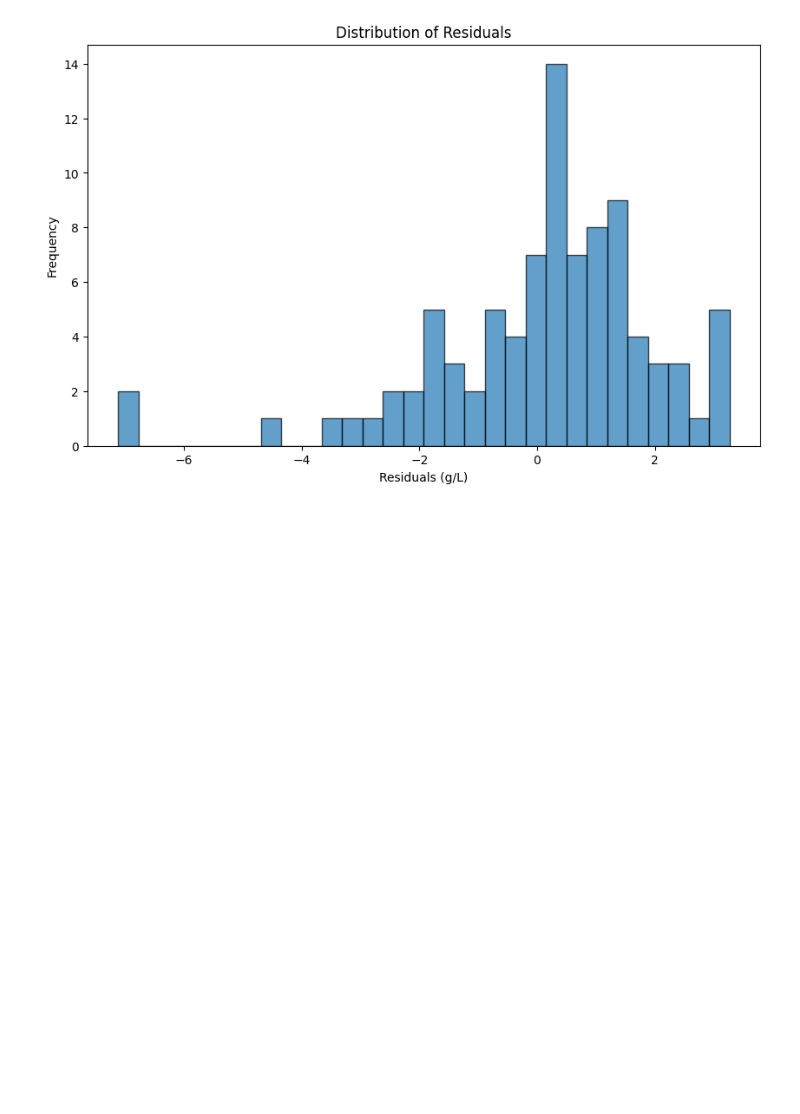
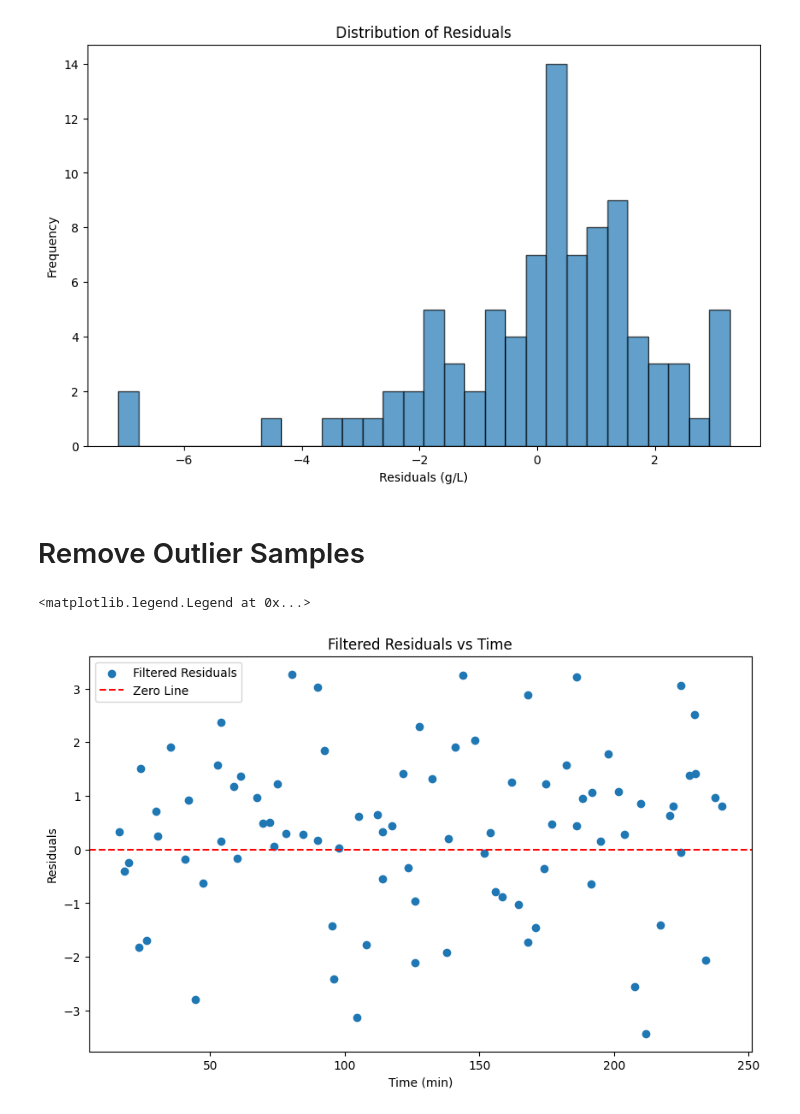
Before and after one commit to kesler20/phd_notebooks, a Jupyter notebook: 2025/07/assimulo template agnostic LHS fit.ipynb, the cells around one changed output. Drawn from its saved outputs; the diff is of its cells as text; code cells hidden in the pictures; blank space fills up the shorter version.

```diff
--- a/2025/07/assimulo template agnostic LHS fit.ipynb
+++ b/2025/07/assimulo template agnostic LHS fit.ipynb
@@ -391,3 +390,27 @@ Lilliefors test statistic: 0.1186, p-value: 0.0048
 The residuals do not follow a normal distribution (reject H0).
 Text(0.5, 1.0, 'Distribution of Residuals')
 [figure]
+# %% [markdown]
+# Remove Outlier Samples
+# %%
+# Remove data points where residuals are less than -4
+mask = residuals >= -4
+experimental_conditions_filtered = experimental_conditions[mask].reset_index(drop=True)
+response_filtered = response[mask].reset_index(drop=True)
+predictions_filtered = predictions[mask].reset_index(drop=True)
+residuals_filtered = residuals[mask].reset_index(drop=True)
+plt.figure(figsize=(10, 6))
+plt.scatter(
+    experimental_conditions_filtered[schema.IVTReactionSchema.TIME_min.value],
+    residuals_filtered,
+    marker="o",
+    label="Filtered Residuals",
+)
+plt.axhline(0, color="red", linestyle="--", label="Zero Line")
+plt.xlabel("Time (min)")
+plt.ylabel("Residuals")
+plt.title("Filtered Residuals vs Time")
+plt.legend()
+# %% [output]
+<matplotlib.legend.Legend at 0x...>
+[figure, added]
```
Also changed, not shown: parts of 2 cells of this notebook, 3 other files.
